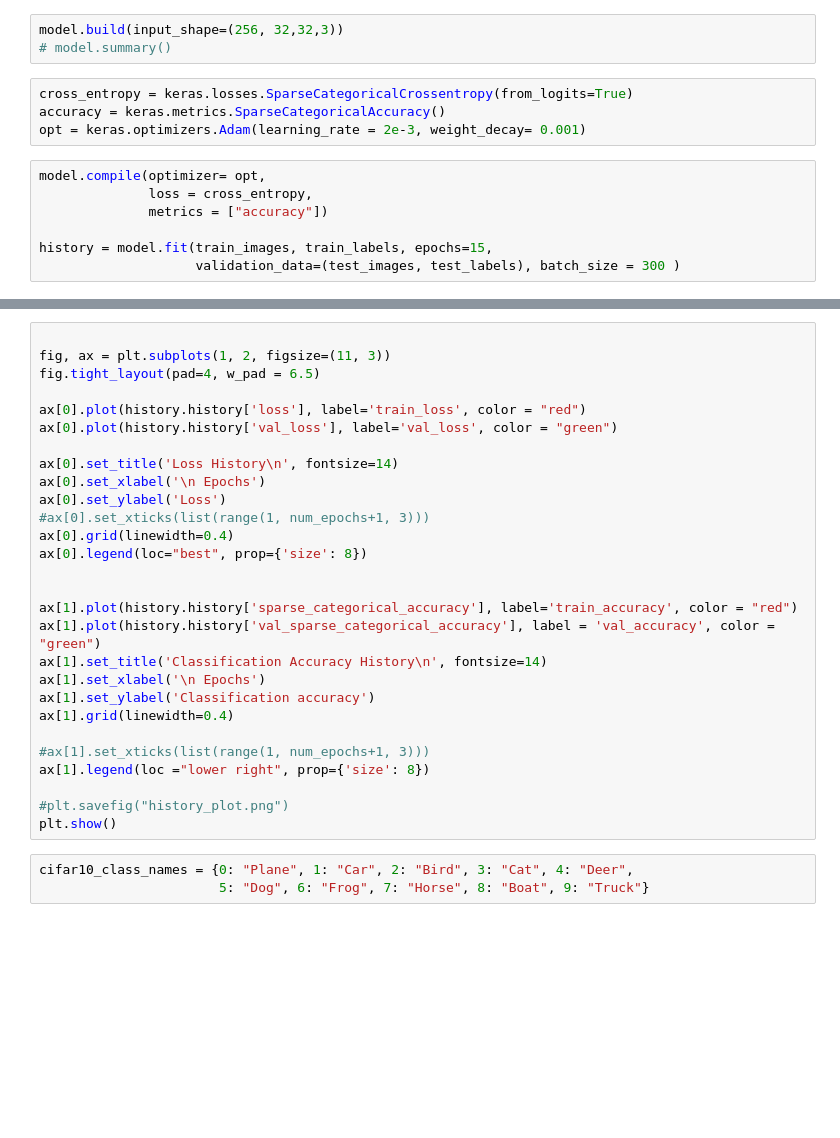
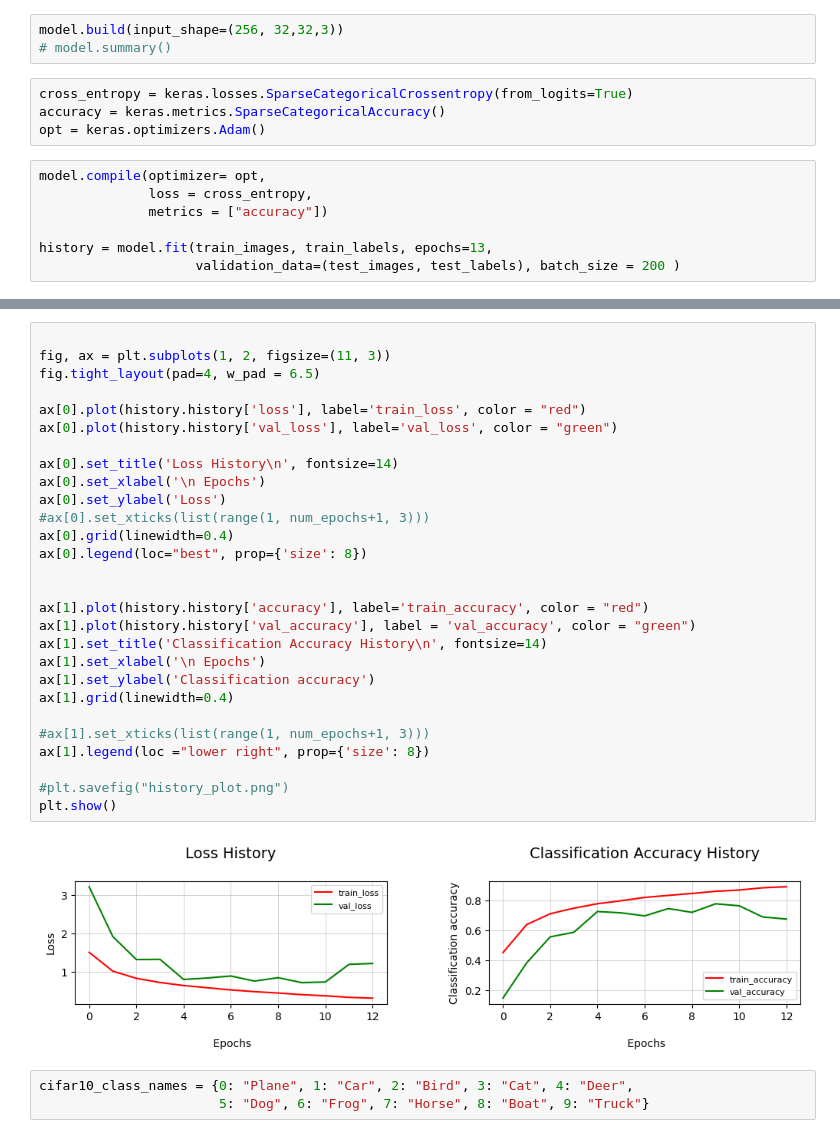
Before and after one commit to LM1997610/NeuralNetworks, a Jupyter notebook: HW_1_NN.ipynb, the cells around one changed output, grey strips where cells are left out. Cells and saved outputs as stored; diff of their text form; blank space fills up the shorter version.

```diff
--- a/HW_1_NN.ipynb
+++ b/HW_1_NN.ipynb
@@ -42,12 +42,12 @@ model.build(input_shape=(256, 32,32,3))
 # %%
 cross_entropy = keras.losses.SparseCategoricalCrossentropy(from_logits=True)
 accuracy = keras.metrics.SparseCategoricalAccuracy()
-opt = keras.optimizers.Adam(learning_rate = 2e-3, weight_decay= 0.001)
+opt = keras.optimizers.Adam()
 # %%
 model.compile(optimizer= opt,
               loss = cross_entropy,
               metrics = ["accuracy"])
 
-history = model.fit(train_images, train_labels, epochs=15,
-                    validation_data=(test_images, test_labels), batch_size = 300 )
+history = model.fit(train_images, train_labels, epochs=13,
+                    validation_data=(test_images, test_labels), batch_size = 200 )
 # %% [output]
@@ -67,31 +75,33 @@ test_loss, test_acc = model.evaluate(test_images,  test_labels, verbose=2)
 # %%
 
 fig, ax = plt.subplots(1, 2, figsize=(11, 3))
 fig.tight_layout(pad=4, w_pad = 6.5)
 
 ax[0].plot(history.history['loss'], label='train_loss', color = "red")
 ax[0].plot(history.history['val_loss'], label='val_loss', color = "green")
 
 ax[0].set_title('Loss History\n', fontsize=14)
 ax[0].set_xlabel('\n Epochs')
 ax[0].set_ylabel('Loss')
 #ax[0].set_xticks(list(range(1, num_epochs+1, 3)))
 ax[0].grid(linewidth=0.4)
 ax[0].legend(loc="best", prop={'size': 8})
 
 
-ax[1].plot(history.history['sparse_categorical_accuracy'], label='train_accuracy', color = "red")
-ax[1].plot(history.history['val_sparse_categorical_accuracy'], label = 'val_accuracy', color = "green")
+ax[1].plot(history.history['accuracy'], label='train_accuracy', color = "red")
+ax[1].plot(history.history['val_accuracy'], label = 'val_accuracy', color = "green")
 ax[1].set_title('Classification Accuracy History\n', fontsize=14)
 ax[1].set_xlabel('\n Epochs')
 ax[1].set_ylabel('Classification accuracy')
 ax[1].grid(linewidth=0.4)
 
 #ax[1].set_xticks(list(range(1, num_epochs+1, 3)))
 ax[1].legend(loc ="lower right", prop={'size': 8})
 
 #plt.savefig("history_plot.png")
 plt.show()
+# %% [output]
+[figure, added]
 # %%
 cifar10_class_names = {0: "Plane", 1: "Car", 2: "Bird", 3: "Cat", 4: "Deer",
                        5: "Dog", 6: "Frog", 7: "Horse", 8: "Boat", 9: "Truck"}
```
Also changed, not shown: parts of 20 cells of this notebook.
